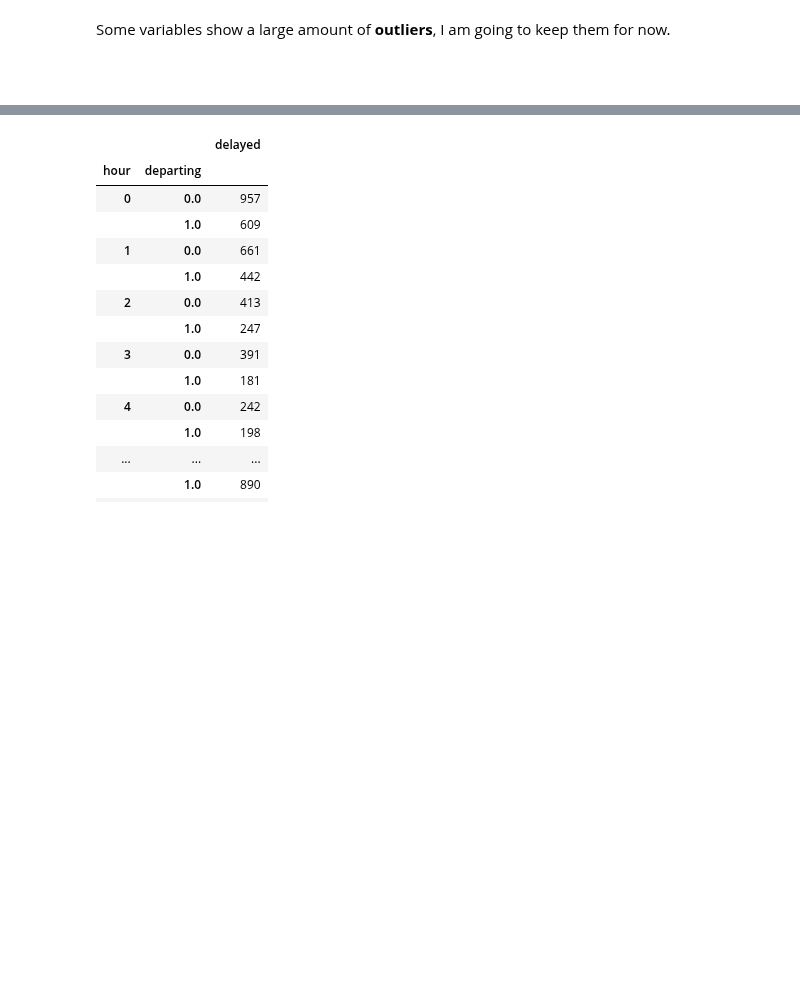
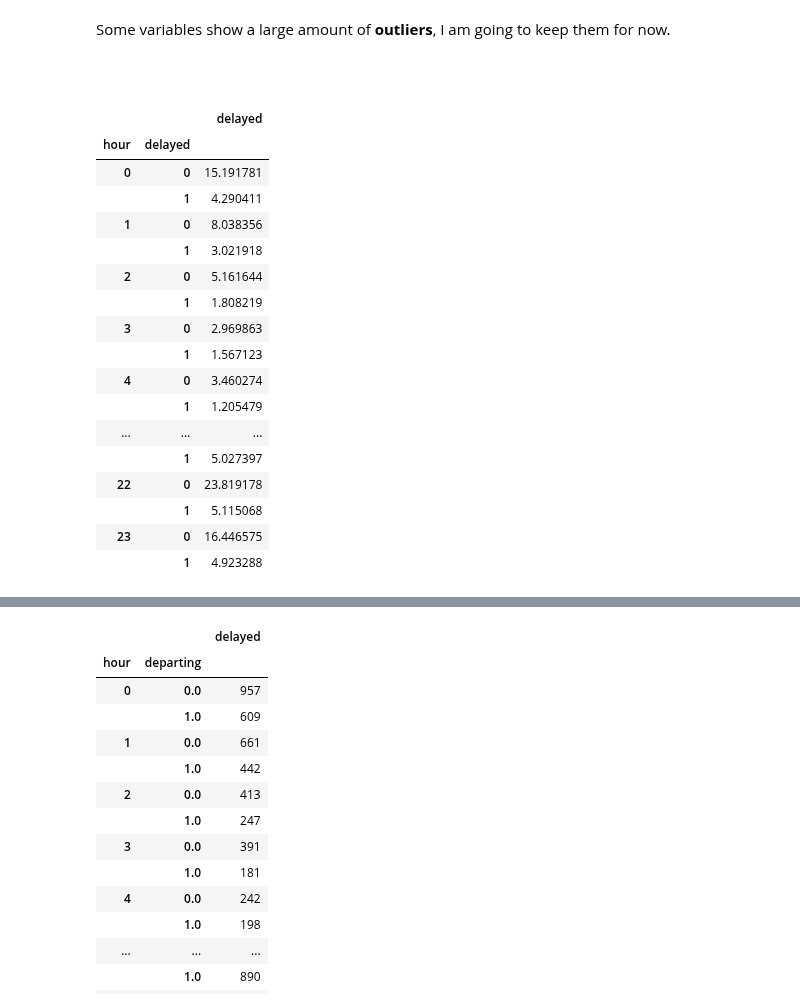
Before and after one commit to fedfioravanti/General_Assembly_Capstone, a Jupyter notebook: GA_Capstone_02_EDA.ipynb, the cells around one changed output, grey strips where cells are left out. Cells and saved outputs as stored; diff of their text form; code cells hidden in the pictures; blank space fills up the shorter version.

```diff
--- a/GA_Capstone_02_EDA.ipynb
+++ b/GA_Capstone_02_EDA.ipynb
@@ -198,3 +198,27 @@ plt.show()
 # %% [markdown]
 Some variables show a large amount of **outliers**, I am going to keep them for now.
 <br/><br/>
+# %%
+# display the average number of flights during the day - grouped by direction
+tot_flight = df.groupby(['hour', 'delayed'])[['delayed']].count()
+avg_flight = tot_flight / 365
+avg_flight
+# %% [output]
+|  |  | delayed |
+| hour | delayed |  |
+| 0 | 0 | 15.191781 |
+|  | 1 | 4.290411 |
+| 1 | 0 | 8.038356 |
+|  | 1 | 3.021918 |
+| 2 | 0 | 5.161644 |
+|  | 1 | 1.808219 |
+| 3 | 0 | 2.969863 |
+|  | 1 | 1.567123 |
+| 4 | 0 | 3.460274 |
+|  | 1 | 1.205479 |
+| ... | ... | ... |
+|  | 1 | 5.027397 |
+| 22 | 0 | 23.819178 |
+|  | 1 | 5.115068 |
+| 23 | 0 | 16.446575 |
+|  | 1 | 4.923288 |
```
Also changed, not shown: parts of 7 cells of this notebook.
